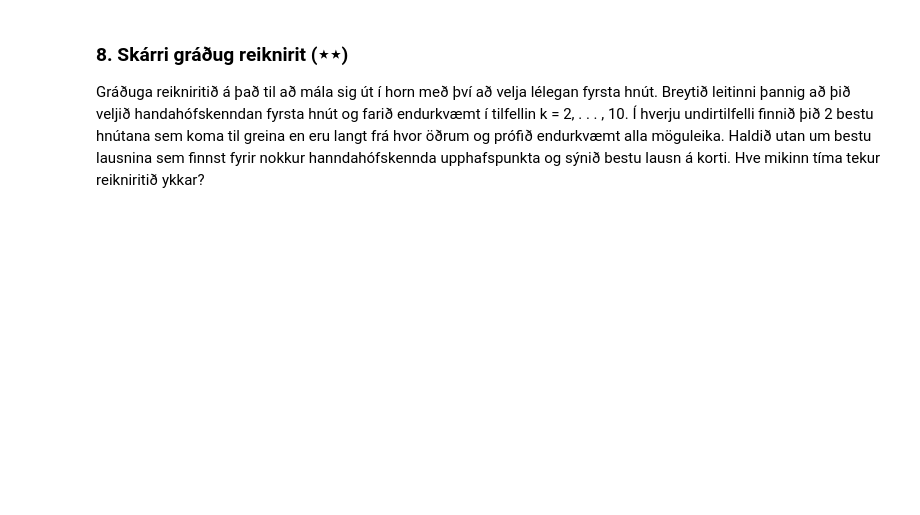
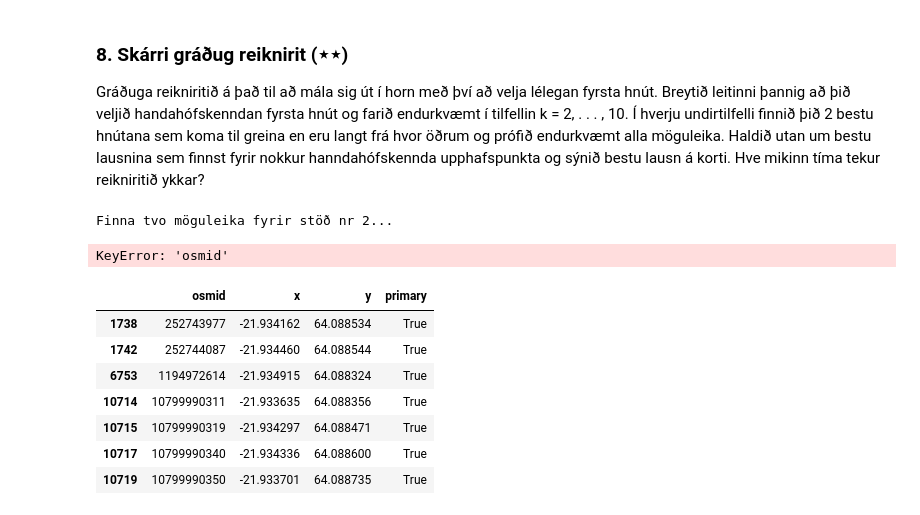
Before and after one commit to liljaschopka/lokaverkefni_greiningReiknirita, a Jupyter notebook: lokaverkefni.ipynb, the cells around one changed output. Cells and saved outputs as stored; diff of their text form; code cells hidden in the pictures; blank space fills up the shorter version.

Commit message:
Gerði djikstra, breytti A* svo það virki fyrir dict og vann í lið 8 - virkar ekki ennþá

```diff
--- a/lokaverkefni.ipynb
+++ b/lokaverkefni.ipynb
@@ -58,0 +72,15 @@ edges.head()
+# %%
+# Búum til net með gefnum nodes og edges
+G = make_graph(nodes, edges)
+
+# create a smaller graph for testing
+small_nodes = nodes[nodes["osmid"].isin([252743977, 252744017, 252744019, 252744020, 252744087, 252744169, 252744265, 252744269, 252744311, 252744761, 10799990340, 10799990350, 837627438, 1194972614, 10799990319, 10799990311, 837627420, 837627414, 837627410, 8585855191, 1194973102])]
+
+pos = {row["osmid"]: (row["x"], row["y"]) for _, row in small_nodes.iterrows()}
+
+filtered_edges = edges[
+            edges["u"].isin(pos.keys()) & edges["v"].isin(pos.keys())
+]
+G_small = make_graph(small_nodes, filtered_edges)
+
+print(G_small)
@@ -517,0 +869,25 @@ korti. Hve mikinn tíma tekur reikniritið ykkar?
+# %%
+possible_charging_stations_small = small_nodes[small_nodes["primary"]]
+
+two_best_stations = recursive_selection(G_small_dict, small_nodes, possible_charging_stations_small, k=2, best_stations=None)
+print("Bestu hleðslustöðvarnar (handahófskennt val):")
+for cs in enumerate(two_best_stations, 1):
+    print(f"{cs}")
+# %% [output]
+Finna tvo möguleika fyrir stöð nr 2...
+KeyError: 'osmid'
+# %%
+possible_charging_stations_small = small_nodes[small_nodes["primary"]]
+best_stations = possible_charging_stations_small[:1]
+
+remaining_nodes = possible_charging_stations_small[~possible_charging_stations_small["osmid"].isin(best_stations)]
+remaining_nodes
+# %% [output]
+|  | osmid | x | y | primary |
+| 1738 | 252743977 | -21.934162 | 64.088534 | True |
+| 1742 | 252744087 | -21.934460 | 64.088544 | True |
+| 6753 | 1194972614 | -21.934915 | 64.088324 | True |
+| 10714 | 10799990311 | -21.933635 | 64.088356 | True |
+| 10715 | 10799990319 | -21.934297 | 64.088471 | True |
+| 10717 | 10799990340 | -21.934336 | 64.088600 | True |
+| 10719 | 10799990350 | -21.933701 | 64.088735 | True |
```
Also changed, not shown: parts of 37 cells of this notebook.
